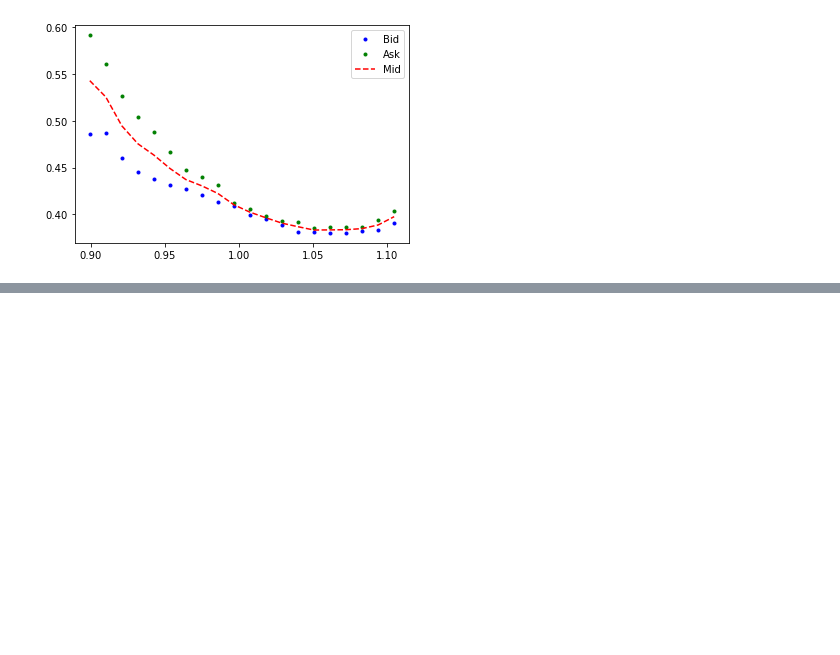
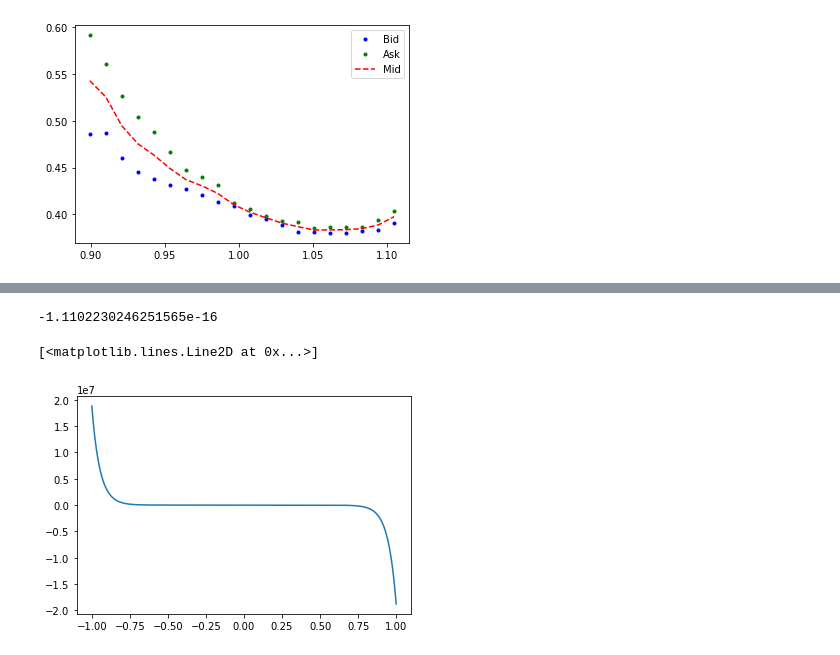
Before and after one commit to coolejungenhihi/volsurface_Sinkhorn, a Jupyter notebook: VolSurface_Sinkhorn.ipynb, the cells around one changed output, grey strips where cells are left out. Saved outputs shown, nothing was run; the diff lists cells and outputs as text; code cells hidden in the pictures; blank space fills up the shorter version.

```diff
--- a/VolSurface_Sinkhorn.ipynb
+++ b/VolSurface_Sinkhorn.ipynb
@@ -150,3 +82,0 @@ plt.plot(xx,m0(xx))
-# %%
-u1, h1, V = 0., 0., [0.]*(numK)
-plt.plot(xx,np.exp(-Y(u1,h1,V,xx)))
@@ -166,29 +204,0 @@ P1 = lambda x:(1/(np.sqrt(2*math.pi)*1e-1)) * np.exp(-1/2*((x-S0)/1e-1)**2) * (x
-# %%
-# Find m0
-def M(p):
-    sig, beta = p[0], p[1]
-    beta = 1 # TODO: take beta different from 1
-    M = 0
-    B = lambda s,t,k,sig: 1/2 * (s-k) * special.erf((k-s)/(np.sqrt(2*t)*sig)) + sig*np.sqrt(t/(2*math.pi))*np.exp(-(k-s)**2/(2*t*sig**2))
-    for i in range(numK):
-        M += (B(S0,t1,K[i],sig*S0**beta)-m[i])**2
-    return M
-
-p0 = minimize(M, np.array([75/S0,1]))
-sigma0, beta = p0.x
-
-def m0(s1,s2): # Joint distribution of S1 and S2
-    return (s1 >= 0) *  (1/(np.sqrt(2*math.pi)*(sigma0*s1))) * np.exp(-1/2*((s1-S0)/(sigma0*s1))**2)  *  (1/(np.sqrt(2*math.pi)*sigma0*s1**beta*np.sqrt(t1)) * np.exp(-1/2*((s2-s1)/(sigma0*s1**beta*np.sqrt(t1)))**2) )
-
-def Y(theta,V,s1,x):
-    y = 0
-    for i in range(numK):
-        y += V[i]*(x-K[i]) * ((x-K[i])>=0)
-    y += theta*(x-s1)
-    return y
-
-def I_u(theta,V,S1):
-    return integrate.quad(lambda s2: np.exp(-Y(theta,V,S1,s2))  *  m0(S1,s2), 60, 110)[0]
-
-def I_h(theta,V,S1):
-    return integrate.quad(lambda s2: np.exp(-Y(theta,V,S1,s2)) * (s2-S1) * m0(S1,s2), 60, 110)[0]
@@ -251,0 +205,15 @@ array([0.00000000e+00, 1.60016002e-02, 3.20032003e-02, ...,
+# %%
+s1 = S0
+K1, K2 = S0 - 20, S0 + 20
+sigma = sigma0*s1**beta*np.sqrt(t1)
+A, B = (K1-s1)/sigma, (K2-s1)/sigma
+aa = np.linspace(-1,1,1000)
+V = np.zeros(numK)
+g = lambda theta: I_h(theta,V,s1,K1,K2,sigma0,beta,0,t1)
+g_ = np.vectorize(g)
+print(g_(0))
+plt.plot(aa,g_(aa))
+# %% [output]
+-1.1102230246251565e-16
+[<matplotlib.lines.Line2D at 0x...>]
+[figure, added]
```
Also changed, not shown: parts of 19 cells of this notebook, 1 other file.
